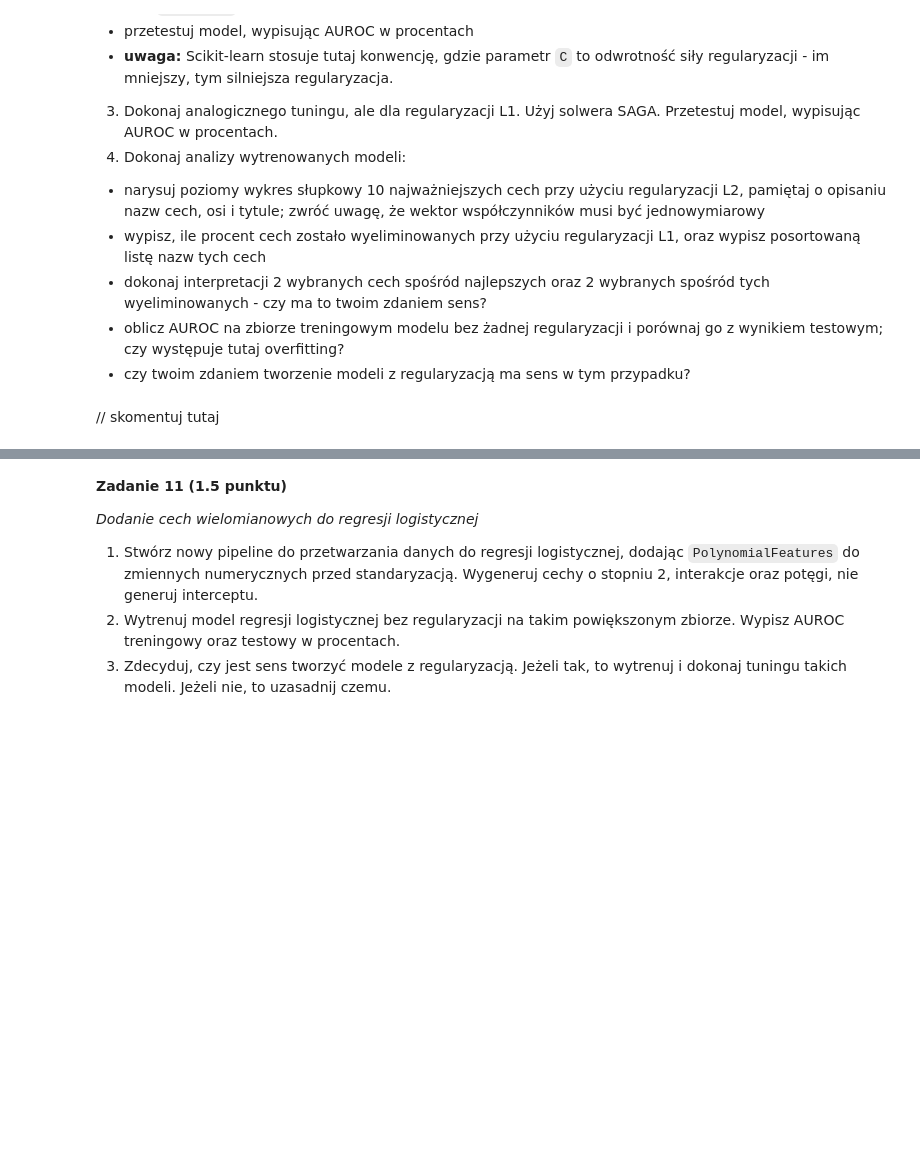
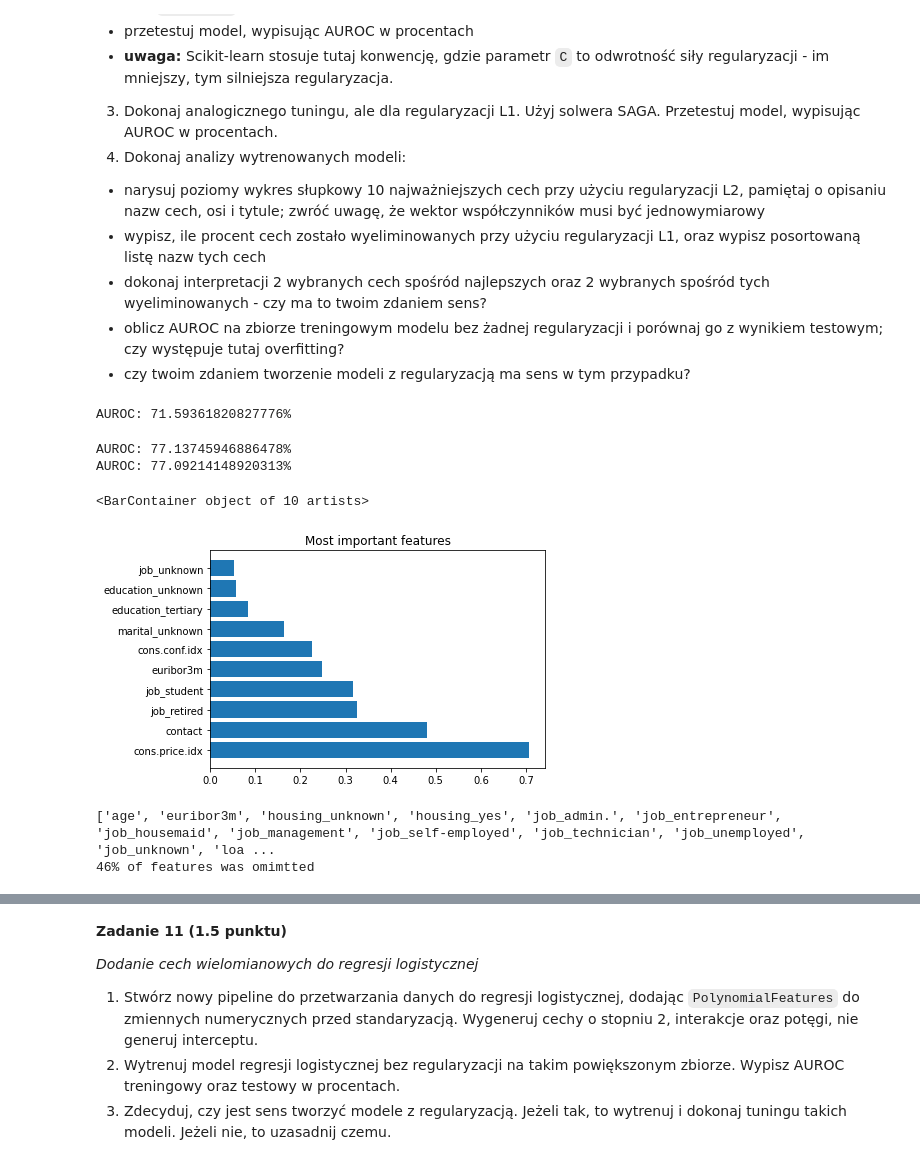
Before and after one commit to pweglik/pum, a Jupyter notebook: lab1/lab1.ipynb, the cells around one changed output, grey strips where cells are left out. Saved outputs shown, nothing was run; the diff lists cells and outputs as text; code cells hidden in the pictures; blank space fills up the shorter version.

```diff
--- a/lab1/lab1.ipynb
+++ b/lab1/lab1.ipynb
@@ -816,5 +888,66 @@ Jak widać, będziemy tu mieli do czynienia z problemem klasyfikacji niezbalanso
   - dokonaj interpretacji 2 wybranych cech spośród najlepszych oraz 2 wybranych spośród tych wyeliminowanych - czy ma to twoim zdaniem sens?
   - oblicz AUROC na zbiorze treningowym modelu bez żadnej regularyzacji i porównaj go z wynikiem testowym; czy występuje tutaj overfitting?
   - czy twoim zdaniem tworzenie modeli z regularyzacją ma sens w tym przypadku?
-# %% [markdown]
-// skomentuj tutaj
+# %%
+from sklearn.linear_model import LogisticRegression, LogisticRegressionCV
+from sklearn.metrics import roc_auc_score, get_scorer_names
+
+reg_log = LogisticRegression(class_weight="balanced", penalty="none")
+reg_log.fit(X_train, y_train)
+
+score = roc_auc_score(y_test, reg_log.predict(X_test))
+
+print(f"AUROC: {score * 100}%")
+# %% [output]
+AUROC: 71.59361820827776%
+# %%
+clf_log = LogisticRegressionCV(
+    Cs=100,
+    class_weight="balanced",
+    scoring="roc_auc",
+    random_state=0,
+    n_jobs=-1,
+).fit(X_train, y_train)
+
+clf_log_l1 = LogisticRegressionCV(
+    Cs=100,
+    penalty="l1",
+    solver="saga",
+    class_weight="balanced",
+    scoring="roc_auc",
+    random_state=0,
+    n_jobs=-1,
+).fit(X_train, y_train)
+# %%
+print(f"AUROC: {clf_log.score(X_test, y_test)* 100}%")
+print(f"AUROC: {clf_log_l1.score(X_test, y_test)* 100}%")
+# %% [output]
+AUROC: 77.13745946886478%
+AUROC: 77.09214148920313%
+# %%
+column_names = [
+    remove_prefix(col_name, "categorical__")
+    for col_name in column_transformer.get_feature_names_out()
+]
+column_names = [remove_prefix(col_name, "numerical__") for col_name in column_names]
+
+sorted_coefs = sorted(
+    zip(column_names, pd.Series(clf_log.coef_[0])), key=lambda x: x[1], reverse=True
+)
+# %%
+plt.title("Most important features")
+plt.barh([el[0] for el in sorted_coefs[:10]], [el[1] for el in sorted_coefs[:10]])
+# %% [output]
+<BarContainer object of 10 artists>
+[figure, added]
+# %%
+sorted_coefs_l1 = sorted(
+    zip(column_names, pd.Series(clf_log_l1.coef_[0])), key=lambda x: x[1], reverse=True
+)
+
+zero_coefs = sorted([el[0] for el in sorted_coefs_l1 if el[1] == 0])
+print(zero_coefs)
+print(f"{len(zero_coefs) / len(sorted_coefs_l1) * 100:.0f}% of features was omimtted")
+# %% [output]
+['age', 'euribor3m', 'housing_unknown', 'housing_yes', 'job_admin.', 'job_entrepreneur', 'job_housemaid', 'job_management', 'job_self-employed', 'job_technician', 'job_unemployed', 'job_unknown', 'loa ...
+46% of features was omimtted
```
Also changed, not shown: parts of 15 cells of this notebook.
